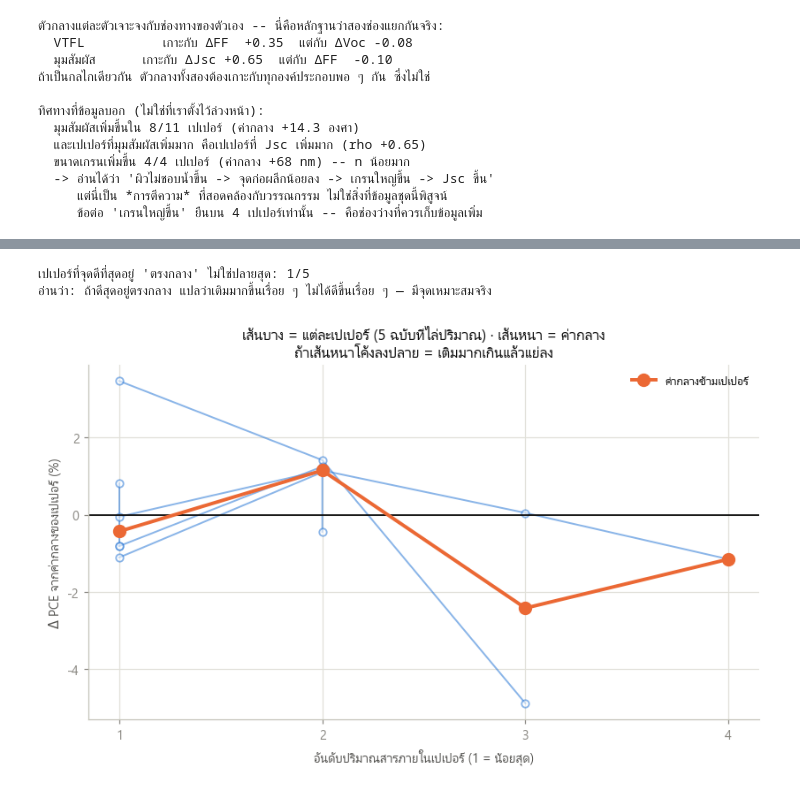
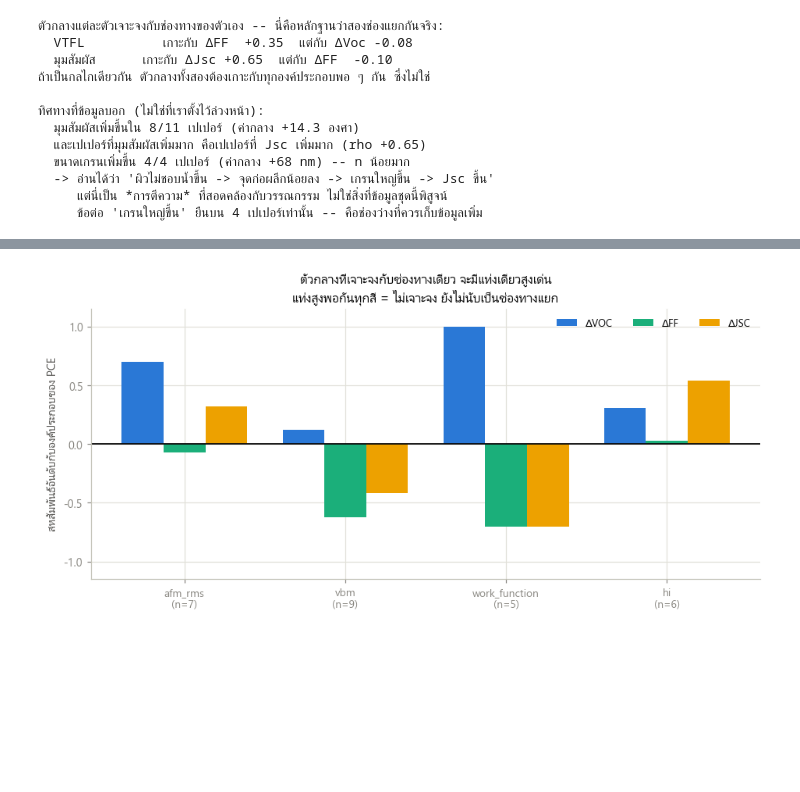
Before and after one commit to NiOx-based-Perovskite-Solar-Cell/Perovskite-Research, a Jupyter notebook: notebooks/model_htl_modification.ipynb, the cells around one changed output, grey strips where cells are left out. Drawn from its saved outputs; the diff is of its cells as text; code cells hidden in the pictures; blank space fills up the shorter version.

```diff
--- a/notebooks/model_htl_modification.ipynb
+++ b/notebooks/model_htl_modification.ipynb
@@ -179,7 +179,10 @@ def mod_class(mat):
     m = mat.upper()
     if any(k in m for k in ("PACZ", "PADBC", "PADMAC", "SAM")):
         return "SAM (คาร์บาโซล)"
-    if any(k in m for k in ("PF6", "CSI", "EMIMI", "KI", "NAI")):
+    # BMIM* คือของเหลวไอออนิกอิมิดาโซเลียม · TEACL เกลือแอมโมเนียมควอเทอร์นารี · LIF เกลืออนินทรีย์
+    #   เดิมรายการคีย์เวิร์ดมีแค่ PF6/CSI/EMIMI/KI/NAI ทำให้ BMIMBF4/BMIMBr/BMIMGly หลุดไปกลุ่มอินทรีย์
+    #   ขณะที่ BMIMPF6 จากเปเปอร์เดียวกันเข้ากลุ่มเกลือ -- การทดลองชุดเดียวถูกฉีกเป็นสองกลุ่ม
+    if any(k in m for k in ("PF6", "CSI", "EMIMI", "BMIM", "KI", "NAI", "TEACL", "LIF", "RBCL")):
         return "เกลือไอออน"
     if any(k in m for k in ("AL2O3", "TIO2", "SIO2", "MGO")):
         return "ออกไซด์"
@@ -201,7 +204,9 @@ F["htl_mod_kind"] = F["htl_mod_kind"].fillna("ไม่ดัดแปลง")
 F = F.reset_index()
 
 TARGET = ["voc", "jsc", "ff", "pce"]
-MEDIATOR = ["vtfl", "trap_density", "contact_angle", "grain_size"]
+MEDIATOR = ["vtfl", "trap_density", "contact_angle", "grain_size",
+            "afm_rms", "vbm", "work_function", "hi"]
+STABILITY = ["retention_25c", "degradation_rate"]
 
 # ---- ด่านตรวจ: ต้องตรงกับที่ EDA เขียนไว้ทุกตัว ----
 _ref = pd.read_csv(AUD / "eda_feature_screen.csv").set_index("ตัวแปร")
@@ -686,7 +691,8 @@ plt.tight_layout(); plt.show()
 หน่วยของช่วงความเชื่อมั่นจึงเป็น *เปเปอร์* ไม่ใช่ *อุปกรณ์* — ไม่เกิดการนับตัวอย่างซ้ำ
 # %%
 def paper_contrasts(col, ycols=("pce", "ff", "voc", "jsc", "vtfl", "trap_density",
-                                "contact_angle", "grain_size")):
+                                "contact_angle", "grain_size", "afm_rms", "vbm",
+                                "work_function", "hi", "retention_25c", "degradation_rate")):
     """ผลต่างเทียบอุปกรณ์ควบคุมในเปเปอร์เดียวกัน -> หนึ่งแถวต่อ (เปเปอร์, ระดับ)"""
     out = []
     for p, g in F.groupby("paper"):
@@ -877,8 +883,8 @@ plt.tight_layout(); plt.show()
 > และมีการทดสอบความไวต่อเกณฑ์กำกับไว้ด้านล่าง
 # %%
 CH = paper_contrasts("htl_mod_kind")
-CHP = CH.groupby("paper")[["Δpce", "Δff", "Δvoc", "Δjsc", "Δvtfl", "Δtrap_density",
-                           "Δcontact_angle", "Δgrain_size"]].mean()
+# ดึงทุกคอลัมน์ Δ แบบอัตโนมัติ -- ถ้าระบุชื่อไว้ตายตัว ตัวกลางที่เพิ่มใหม่จะหายเงียบ
+CHP = CH.groupby("paper")[[c for c in CH.columns if c.startswith("Δ")]].mean()
 
 print("ถ้าเป็นช่องทางเดียว องค์ประกอบต้องขึ้นลงพร้อมกัน -- สหสัมพันธ์อันดับข้ามเปเปอร์:")
 rows = []
@@ -1003,36 +1017,28 @@ print(f"""
 # %%
-dose_papers = [p for p, g in F.groupby("paper") if g["htl_dose"].nunique(dropna=True) > 1]
-D = F[F.paper.isin(dose_papers)].dropna(subset=["htl_dose", "pce"]).copy()
-D["อันดับปริมาณ"] = D.groupby("paper")["htl_dose"].rank(method="dense")
-D["Δpce"] = D["pce"] - D.groupby("paper")["pce"].transform("mean")
+NEWMED = ["afm_rms", "vbm", "work_function", "hi"]
+rows = []
+for y in NEWMED:
+    v = CHP[f"Δ{y}"].dropna() if f"Δ{y}" in CHP.columns else pd.Series(dtype=float)
+    if len(v) < 2:
+        continue
+    p_, k_, n_ = sign_test(v)
+    r = dict(ตัวกลาง=y, n_paper=n_, ค่ากลาง=round(float(v.median()), 4),
+             ทิศบวก=f"{k_}/{n_}", p=round(p_, 4) if pd.notna(p_) else np.nan)
+    for t_ in ["voc", "ff", "jsc"]:
+        rr, nn = spearman(CHP[f"Δ{y}"], CHP[f"Δ{t_}"])
+        r[f"เกาะ_Δ{t_}"] = round(rr, 2) if pd.notna(rr) else np.nan
+    rows.append(r)
+NEW = pd.DataFrame(rows)
+display(NEW.set_index("ตัวกลาง"))
 
-rows = []
-for p, g in D.groupby("paper"):
-    g = g.sort_values("htl_dose")
-    r, n = spearman(g.htl_dose, g.pce)
-    best = g.loc[g.pce.idxmax()]
-    rows.append(dict(เปเปอร์=short(p, 32), จุดที่ไล่=len(g), ปริมาณที่ดีสุด=best.htl_dose,
-                     PCE_ที่ดีสุด=round(float(best.pce), 2), rho=round(r, 2) if pd.notna(r) else np.nan,
-                     รูปแบบ=("ขึ้นตลอด" if pd.notna(r) and r > 0.9 else
-                             "ลงตลอด" if pd.notna(r) and r < -0.9 else "มีจุดเหมาะสม"),
-                     ดีสุดที่จุดกลาง=bool(best.htl_dose not in (g.htl_dose.min(), g.htl_dose.max()))))
-DOSE = pd.DataFrame(rows)
-display(DOSE.set_index("เปเปอร์"))
-print(f"เปเปอร์ที่จุดดีที่สุดอยู่ 'ตรงกลาง' ไม่ใช่ปลายสุด: {int(DOSE.ดีสุดที่จุดกลาง.sum())}/{len(DOSE)}")
-print("อ่านว่า: ถ้าดีสุดอยู่ตรงกลาง แปลว่าเติมมากขึ้นเรื่อย ๆ ไม่ได้ดีขึ้นเรื่อย ๆ — มีจุดเหมาะสมจริง")
-
-fig, ax = plt.subplots(figsize=(7.6, 4.8))
-for p, g in D.groupby("paper"):
-    g = g.sort_values("อันดับปริมาณ")
-    ax.plot(g["อันดับปริมาณ"], g["Δpce"], "-o", ms=5.5, lw=1.3, color=C1, alpha=0.55,
-            markerfacecolor="white", mew=1.2)
-agg = D.groupby("อันดับปริมาณ")["Δpce"].median()
-ax.plot(agg.index, agg.values, "-o", ms=9, lw=2.6, color=C2, label="ค่ากลางข้ามเปเปอร์", zorder=5)
+fig, ax = plt.subplots(figsize=(8.6, 4.2))
+w, xs = 0.26, np.arange(len(NEW))
+for i, (t_, c_) in enumerate([("voc", C1), ("ff", C3), ("jsc", C4)]):
+    ax.bar(xs + (i - 1) * w, NEW[f"เกาะ_Δ{t_}"], w, color=c_, label=f"Δ{t_.upper()}")
 ax.axhline(0, color=INK, lw=1.2)
-ax.set_xlabel("อันดับปริมาณสารภายในเปเปอร์ (1 = น้อยสุด)")
-ax.set_ylabel("Δ PCE จากค่ากลางของเปเปอร์ (%)")
-ax.set_xticks(sorted(D["อันดับปริมาณ"].unique()))
-ax.legend(frameon=False, fontsize=8.6)
-ax.set_title(f"เส้นบาง = แต่ละเปเปอร์ ({len(dose_papers)} ฉบับที่ไล่ปริมาณ) · เส้นหนา = ค่ากลาง\nถ้าเส้นหนาโค้งลงปลาย = เติมมากเกินแล้วแย่ลง")
+ax.set_xticks(xs, [f"{r.ตัวกลาง}\n(n={int(r.n_paper)})" for r in NEW.itertuples()], fontsize=9)
+ax.set_ylabel("สหสัมพันธ์อันดับกับองค์ประกอบของ PCE"); ax.set_ylim(-1.15, 1.15)
+ax.legend(frameon=False, fontsize=8.6, ncol=3)
+ax.set_title("ตัวกลางที่เจาะจงกับช่องทางเดียว จะมีแท่งเดียวสูงเด่น\nแท่งสูงพอกันทุกสี = ไม่เจาะจง ยังไม่นับเป็นช่องทางแยก")
 plt.tight_layout(); plt.show()
 # %% [output]
@@ -1046,4 +1051,2 @@ plt.tight_layout(); plt.show()
-เปเปอร์ที่จุดดีที่สุดอยู่ 'ตรงกลาง' ไม่ใช่ปลายสุด: 1/5
-อ่านว่า: ถ้าดีสุดอยู่ตรงกลาง แปลว่าเติมมากขึ้นเรื่อย ๆ ไม่ได้ดีขึ้นเรื่อย ๆ — มีจุดเหมาะสมจริง
-[figure, old version]
+[figure, new version]
 # %% [markdown]
```
Also changed, not shown: parts of 21 cells of this notebook, 15 other files.
